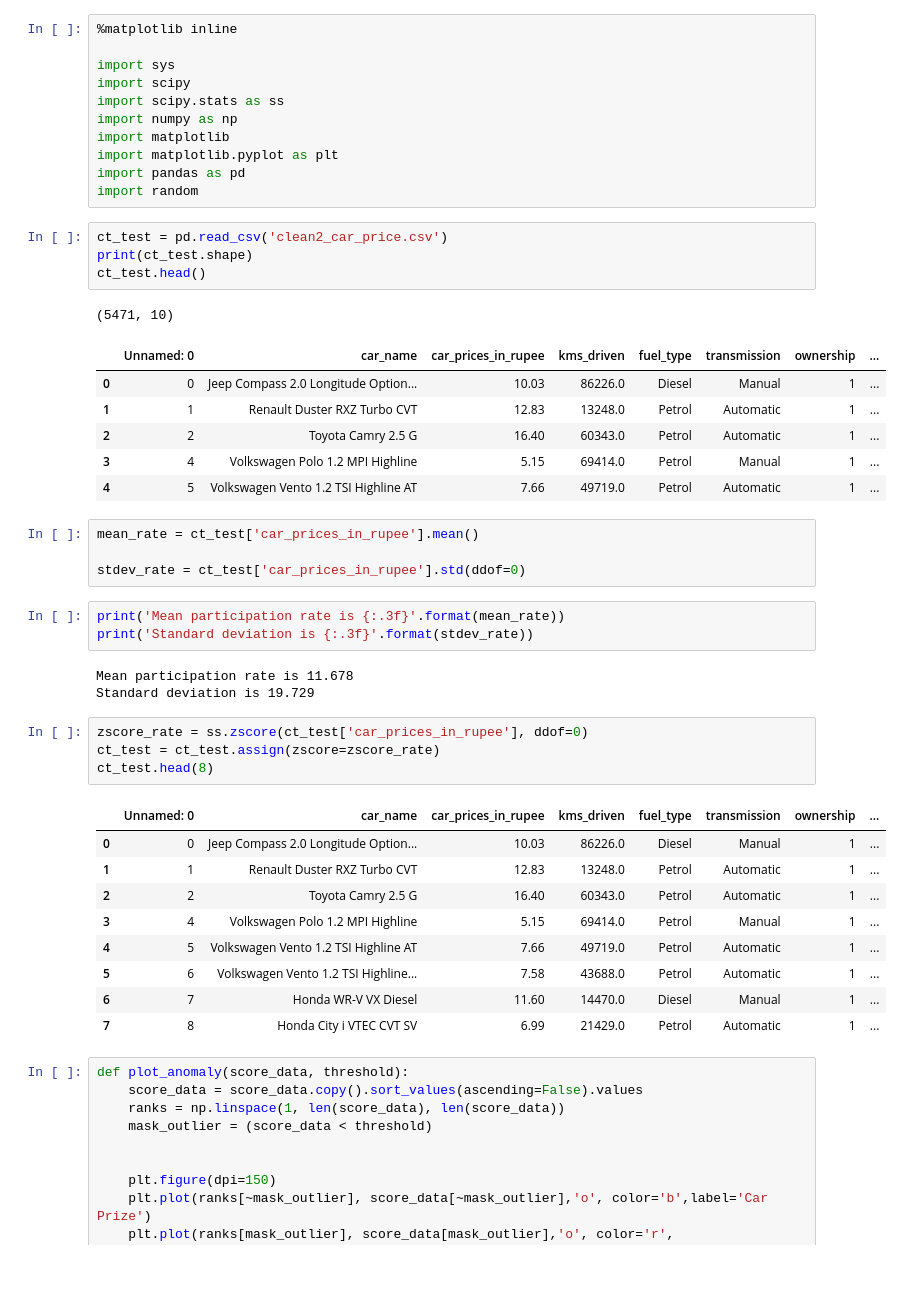
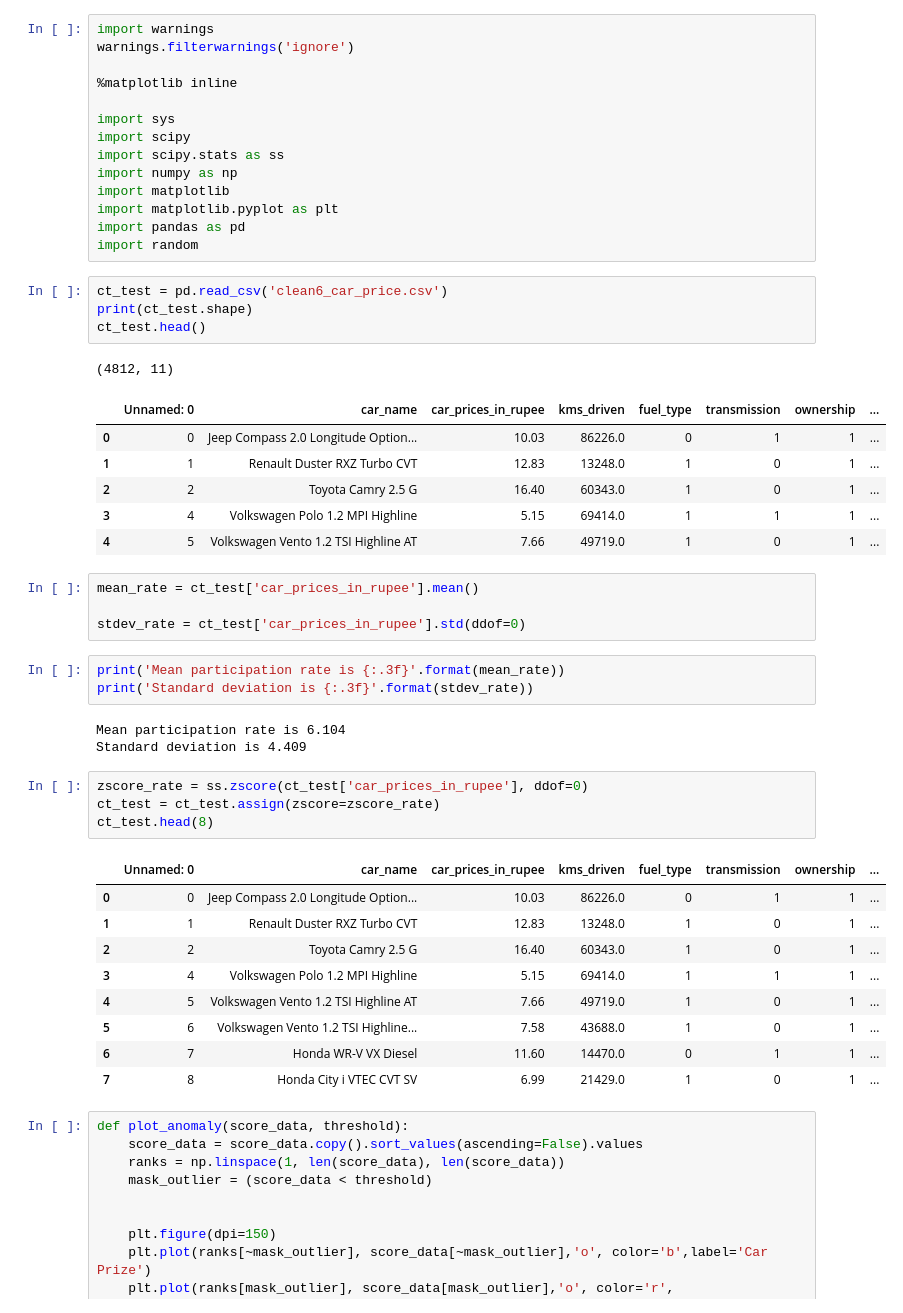
Before and after one commit to Saurabh-Rana17/Python-DSPL, a Jupyter notebook: self/exp4.ipynb, the cells around one changed output. Saved outputs shown, nothing was run; the diff lists cells and outputs as text; blank space fills up the shorter version.

```diff
--- a/self/exp4.ipynb
+++ b/self/exp4.ipynb
@@ -1,4 +1,7 @@
 # %%
+import warnings
+warnings.filterwarnings('ignore')
+
 %matplotlib inline
 
 import sys
@@ -10,17 +13,17 @@ import matplotlib.pyplot as plt
 import pandas as pd
 import random
 # %%
-ct_test = pd.read_csv('clean2_car_price.csv')
+ct_test = pd.read_csv('clean6_car_price.csv')
 print(ct_test.shape)
 ct_test.head()
 # %% [output]
-(5471, 10)
+(4812, 11)
 |  | Unnamed: 0 | car_name | car_prices_in_rupee | kms_driven | fuel_type | transmission | ownership | ... |
-| 0 | 0 | Jeep Compass 2.0 Longitude Option... | 10.03 | 86226.0 | Diesel | Manual | 1 | ... |
-| 1 | 1 | Renault Duster RXZ Turbo CVT | 12.83 | 13248.0 | Petrol | Automatic | 1 | ... |
-| 2 | 2 | Toyota Camry 2.5 G | 16.40 | 60343.0 | Petrol | Automatic | 1 | ... |
-| 3 | 4 | Volkswagen Polo 1.2 MPI Highline | 5.15 | 69414.0 | Petrol | Manual | 1 | ... |
-| 4 | 5 | Volkswagen Vento 1.2 TSI Highline AT | 7.66 | 49719.0 | Petrol | Automatic | 1 | ... |
+| 0 | 0 | Jeep Compass 2.0 Longitude Option... | 10.03 | 86226.0 | 0 | 1 | 1 | ... |
+| 1 | 1 | Renault Duster RXZ Turbo CVT | 12.83 | 13248.0 | 1 | 0 | 1 | ... |
+| 2 | 2 | Toyota Camry 2.5 G | 16.40 | 60343.0 | 1 | 0 | 1 | ... |
+| 3 | 4 | Volkswagen Polo 1.2 MPI Highline | 5.15 | 69414.0 | 1 | 1 | 1 | ... |
+| 4 | 5 | Volkswagen Vento 1.2 TSI Highline AT | 7.66 | 49719.0 | 1 | 0 | 1 | ... |
 # %%
 mean_rate = ct_test['car_prices_in_rupee'].mean()
 
@@ -29,22 +32,22 @@ stdev_rate = ct_test['car_prices_in_rupee'].std(ddof=0)
 print('Mean participation rate is {:.3f}'.format(mean_rate))
 print('Standard deviation is {:.3f}'.format(stdev_rate))
 # %% [output]
-Mean participation rate is 11.678
-Standard deviation is 19.729
+Mean participation rate is 6.104
+Standard deviation is 4.409
 # %%
 zscore_rate = ss.zscore(ct_test['car_prices_in_rupee'], ddof=0)
 ct_test = ct_test.assign(zscore=zscore_rate)
 ct_test.head(8)
 # %% [output]
 |  | Unnamed: 0 | car_name | car_prices_in_rupee | kms_driven | fuel_type | transmission | ownership | ... |
-| 0 | 0 | Jeep Compass 2.0 Longitude Option... | 10.03 | 86226.0 | Diesel | Manual | 1 | ... |
-| 1 | 1 | Renault Duster RXZ Turbo CVT | 12.83 | 13248.0 | Petrol | Automatic | 1 | ... |
-| 2 | 2 | Toyota Camry 2.5 G | 16.40 | 60343.0 | Petrol | Automatic | 1 | ... |
-| 3 | 4 | Volkswagen Polo 1.2 MPI Highline | 5.15 | 69414.0 | Petrol | Manual | 1 | ... |
-| 4 | 5 | Volkswagen Vento 1.2 TSI Highline AT | 7.66 | 49719.0 | Petrol | Automatic | 1 | ... |
-| 5 | 6 | Volkswagen Vento 1.2 TSI Highline... | 7.58 | 43688.0 | Petrol | Automatic | 1 | ... |
-| 6 | 7 | Honda WR-V VX Diesel | 11.60 | 14470.0 | Diesel | Manual | 1 | ... |
-| 7 | 8 | Honda City i VTEC CVT SV | 6.99 | 21429.0 | Petrol | Automatic | 1 | ... |
+| 0 | 0 | Jeep Compass 2.0 Longitude Option... | 10.03 | 86226.0 | 0 | 1 | 1 | ... |
+| 1 | 1 | Renault Duster RXZ Turbo CVT | 12.83 | 13248.0 | 1 | 0 | 1 | ... |
+| 2 | 2 | Toyota Camry 2.5 G | 16.40 | 60343.0 | 1 | 0 | 1 | ... |
+| 3 | 4 | Volkswagen Polo 1.2 MPI Highline | 5.15 | 69414.0 | 1 | 1 | 1 | ... |
+| 4 | 5 | Volkswagen Vento 1.2 TSI Highline AT | 7.66 | 49719.0 | 1 | 0 | 1 | ... |
+| 5 | 6 | Volkswagen Vento 1.2 TSI Highline... | 7.58 | 43688.0 | 1 | 0 | 1 | ... |
+| 6 | 7 | Honda WR-V VX Diesel | 11.60 | 14470.0 | 0 | 1 | 1 | ... |
+| 7 | 8 | Honda City i VTEC CVT SV | 6.99 | 21429.0 | 1 | 0 | 1 | ... |
 # %%
 def plot_anomaly(score_data, threshold):
     score_data = score_data.copy().sort_values(ascending=False).values
```
Also changed, not shown: parts of 8 cells of this notebook, 12 other files.
